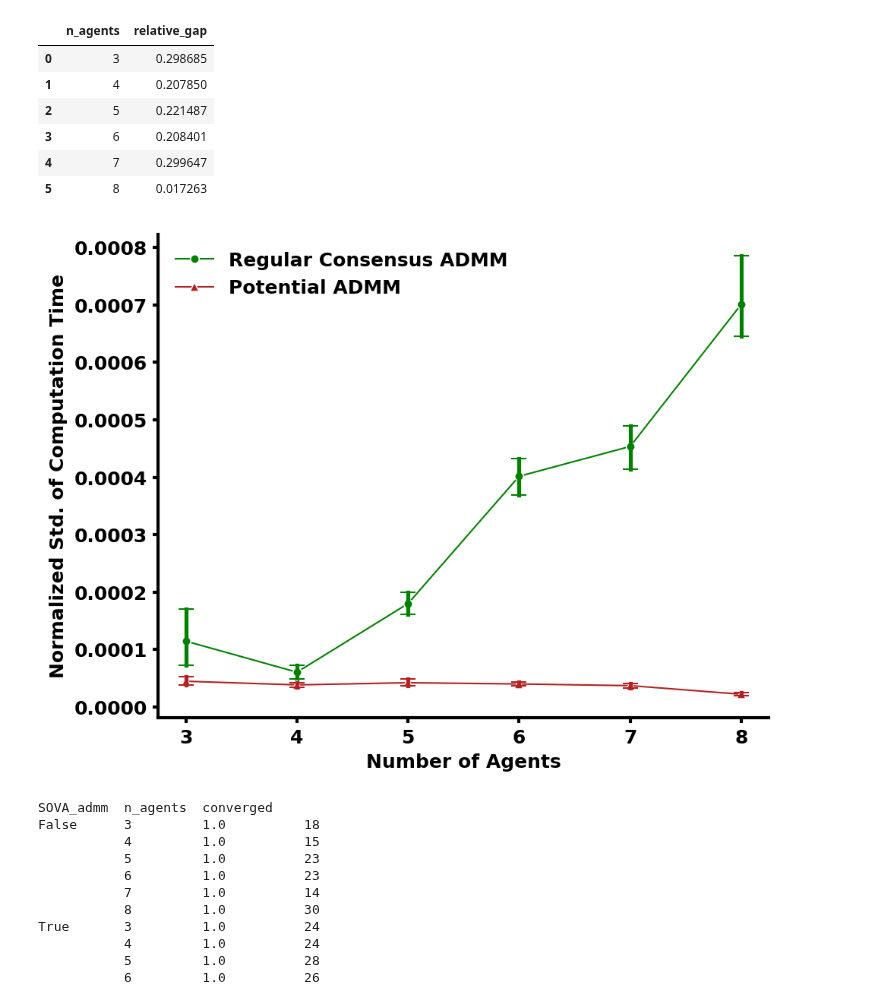
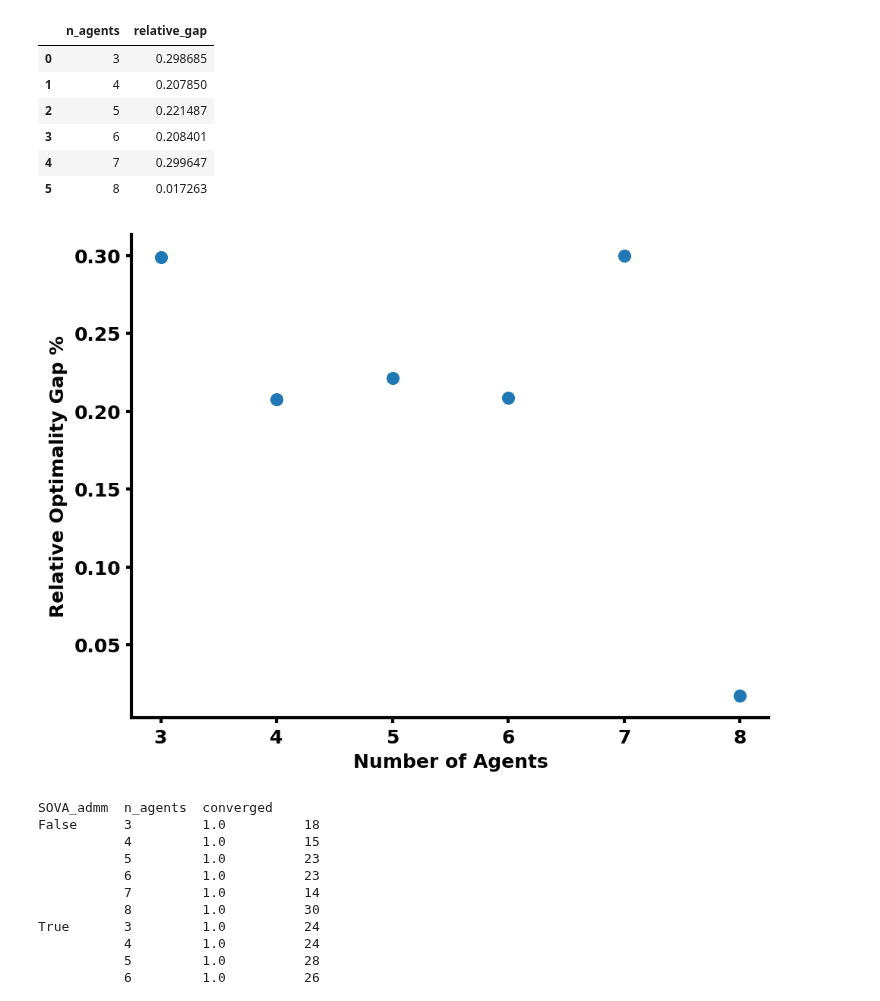
Before and after one commit to labicon/Potential-ADMM_code, a Jupyter notebook: distributed_ADMM/monte_carlo_analysis.ipynb, the cells around one changed output. Drawn from its saved outputs; the diff is of its cells as text; code cells hidden in the pictures.

Commit message:
to add a simplified optimality gap figure by fixing the number of agents

```diff
--- a/distributed_ADMM/monte_carlo_analysis.ipynb
+++ b/distributed_ADMM/monte_carlo_analysis.ipynb
@@ -199,29 +197,29 @@ relative_gap_df
 # %%
 plt.figure(dpi=150)
 err_kws = {'capsize': 5, 'capthick':1, 'elinewidth':2.5}
-ax = sns.lineplot(data=drones_3_8_combined, x="n_agents", y="normalized_std", hue='SOVA_admm', lw=1.0, style='SOVA_admm',
-             dashes=False, markers=['o','^'], markersize=5.5,palette=["green", "firebrick"], err_style='bars', err_kws = err_kws)
+ax = sns.scatterplot(data=relative_gap_df, x="n_agents", y="relative_gap", lw=1.0,
+            markers=['^'], s=80, palette=["firebrick"])
 
-plt.ylabel('Normalized Std. of Computation Time');
+plt.ylabel('Relative Optimality Gap %');
 plt.xlabel('Number of Agents');
 
 for axis in ['bottom','left']:
     ax.spines[axis].set_linewidth(2.0)
 
 ax.spines['top'].set_visible(False)
 ax.spines['right'].set_visible(False)
 ax.tick_params(width=2.0)
 
 plt.xticks(size=12, weight= 'bold')
 plt.yticks(size=12, weight= 'bold')
 ax.set_xlabel(ax.get_xlabel(), fontsize=12, weight='bold')
 ax.set_ylabel(ax.get_ylabel(), fontsize=12, weight='bold')
 
 plt.legend(labels=['Regular Consensus ADMM','Potential ADMM'],frameon=False,prop={'weight':'bold','size':12})
 
-plt.savefig('results/ADMM_std_computation_time.png', bbox_inches = 'tight', dpi=250, facecolor = ax.get_facecolor())
+plt.savefig('results/relative_optimality_gap.png', bbox_inches = 'tight', dpi=250, facecolor = ax.get_facecolor())
 # %% [output]
-[figure, old version]
+[figure, new version]
 # %%
 success_count=df.groupby(['SOVA_admm','n_agents'])['converged'].value_counts()
 # %%
```
Also changed, not shown: parts of 13 cells of this notebook, 5 other files.
